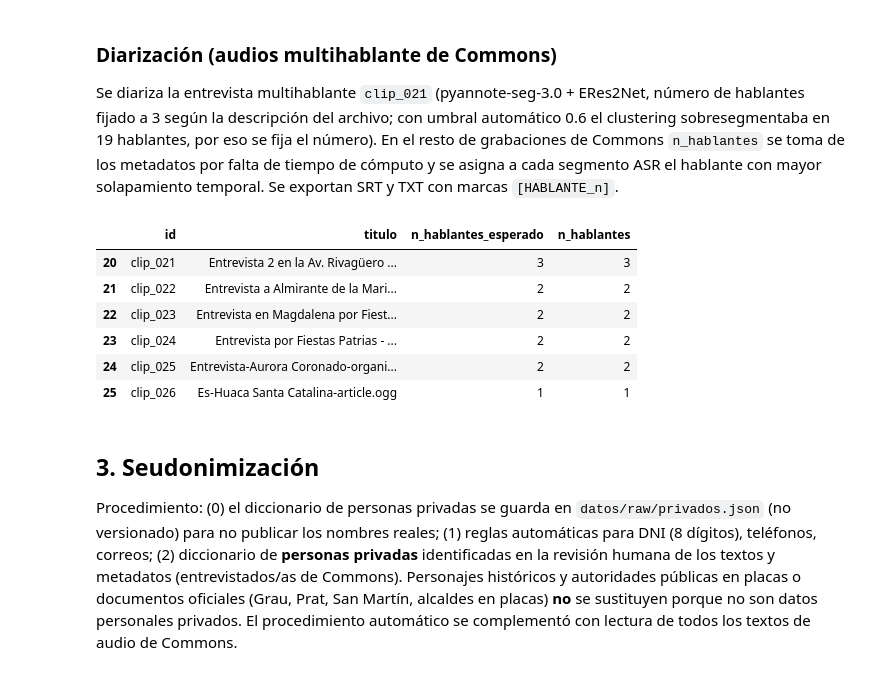
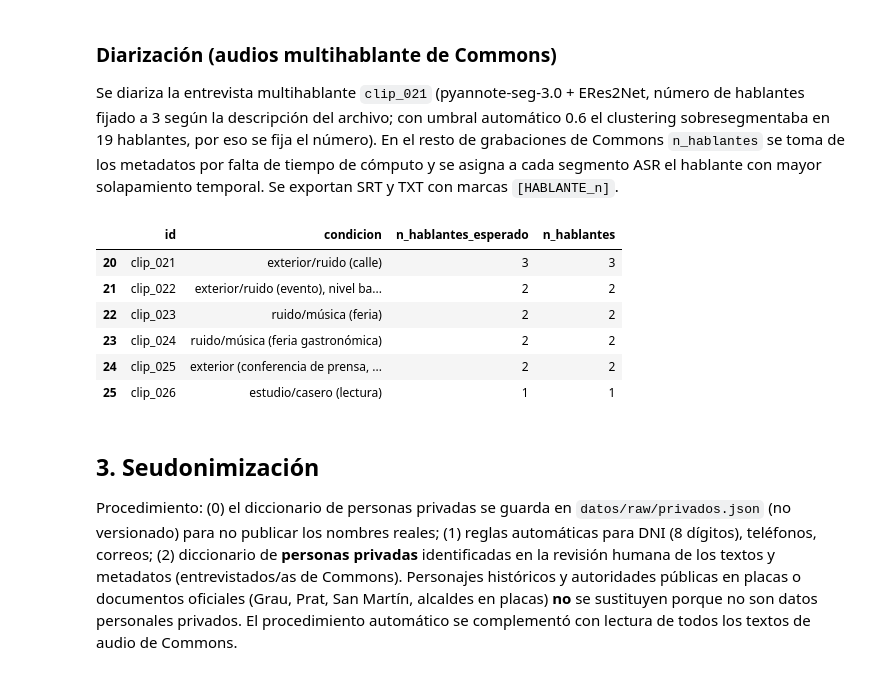
Before and after one commit to av-gomez/tarea_2, a Jupyter notebook: tarea_2/01_extraccion.ipynb, the cells around one changed output. Drawn from its saved outputs; the diff is of its cells as text; code cells hidden in the pictures.

```diff
--- a/tarea_2/01_extraccion.ipynb
+++ b/tarea_2/01_extraccion.ipynb
@@ -160,22 +160,22 @@ Se diariza la entrevista multihablante `clip_021` (pyannote-seg-3.0 + ERes2Net,
 # %%
 aud["n_hablantes"] = aud.n_hablantes_esperado.astype(int)   # OpenSLR = 1; Commons = según metadatos, salvo los diarizados
 DIARIZAR = ["clip_021"]  # entrevista en El Agustino, 3 hablantes (entrevistadora + 2 vendedoras)
 for r in aud[aud.id.isin(DIARIZAR)].itertuples():
     turnos = voz.diarizar(r.archivo_audio, n_hablantes=int(r.n_hablantes_esperado))
     segs = voz.asignar_hablantes(asr[r.id]["segmentos"], turnos)
     aud.loc[aud.id == r.id, "n_hablantes"] = len({s["hablante"] for s in segs if s["hablante"] != "HABLANTE_?"})
     asr[r.id]["texto"] = voz.texto_con_hablantes(segs)
 aud["texto_asr"] = aud.id.map(lambda i: asr[i]["texto"])
 aud["modelo_asr"] = aud.id.map(lambda i: asr[i]["modelo"])
-aud[aud.id.isin(ex.id)][["id", "titulo", "n_hablantes_esperado", "n_hablantes"]]
+aud[aud.id.isin(ex.id)][["id", "condicion", "n_hablantes_esperado", "n_hablantes"]]
 # %% [output]
-|  | id | titulo | n_hablantes_esperado | n_hablantes |
-| 20 | clip_021 | Entrevista 2 en la Av. Rivagüero ... | 3 | 3 |
-| 21 | clip_022 | Entrevista a Almirante de la Mari... | 2 | 2 |
-| 22 | clip_023 | Entrevista en Magdalena por Fiest... | 2 | 2 |
-| 23 | clip_024 | Entrevista por Fiestas Patrias - ... | 2 | 2 |
-| 24 | clip_025 | Entrevista-Aurora Coronado-organi... | 2 | 2 |
-| 25 | clip_026 | Es-Huaca Santa Catalina-article.ogg | 1 | 1 |
+|  | id | condicion | n_hablantes_esperado | n_hablantes |
+| 20 | clip_021 | exterior/ruido (calle) | 3 | 3 |
+| 21 | clip_022 | exterior/ruido (evento), nivel ba... | 2 | 2 |
+| 22 | clip_023 | ruido/música (feria) | 2 | 2 |
+| 23 | clip_024 | ruido/música (feria gastronómica) | 2 | 2 |
+| 24 | clip_025 | exterior (conferencia de prensa, ... | 2 | 2 |
+| 25 | clip_026 | estudio/casero (lectura) | 1 | 1 |
 # %% [markdown]
 ## 3. Seudonimización
 Procedimiento: (0) el diccionario de personas privadas se guarda en `datos/raw/privados.json` (no versionado) para no publicar los nombres reales; (1) reglas automáticas para DNI (8 dígitos), teléfonos, correos; (2) diccionario de **personas privadas** identificadas en la revisión humana de los textos y metadatos (entrevistados/as de Commons). Personajes históricos y autoridades públicas en placas o documentos oficiales (Grau, Prat, San Martín, alcaldes en placas) **no** se sustituyen porque no son datos personales privados. El procedimiento automático se complementó con lectura de todos los textos de audio de Commons.
```
Also changed, not shown: parts of 2 cells of this notebook, 11 other files.
